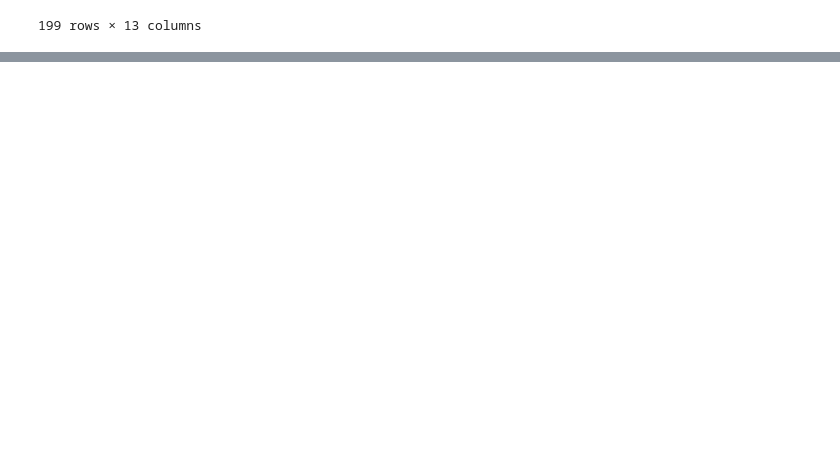
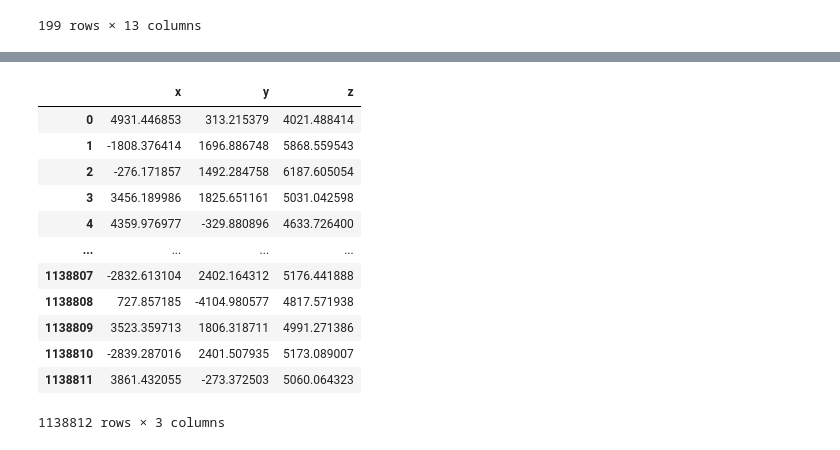
Before and after one commit to 0xjrr/foursquare-location-matching, a Jupyter notebook: fousquare_first_analysis.ipynb, the cells around one changed output, grey strips where cells are left out. Drawn from its saved outputs; the diff is of its cells as text; code cells hidden in the pictures; blank space fills up the shorter version.

```diff
--- a/fousquare_first_analysis.ipynb
+++ b/fousquare_first_analysis.ipynb
@@ -119,0 +137,16 @@ def coord2xyz(lat,long):
+# %%
+df2
+# %% [output]
+|  | x | y | z |
+| 0 | 4931.446853 | 313.215379 | 4021.488414 |
+| 1 | -1808.376414 | 1696.886748 | 5868.559543 |
+| 2 | -276.171857 | 1492.284758 | 6187.605054 |
+| 3 | 3456.189986 | 1825.651161 | 5031.042598 |
+| 4 | 4359.976977 | -329.880896 | 4633.726400 |
+| ... | ... | ... | ... |
+| 1138807 | -2832.613104 | 2402.164312 | 5176.441888 |
+| 1138808 | 727.857185 | -4104.980577 | 4817.571938 |
+| 1138809 | 3523.359713 | 1806.318711 | 4991.271386 |
+| 1138810 | -2839.287016 | 2401.507935 | 5173.089007 |
+| 1138811 | 3861.432055 | -273.372503 | 5060.064323 |
+1138812 rows × 3 columns
```
Also changed, not shown: parts of 12 cells of this notebook.
